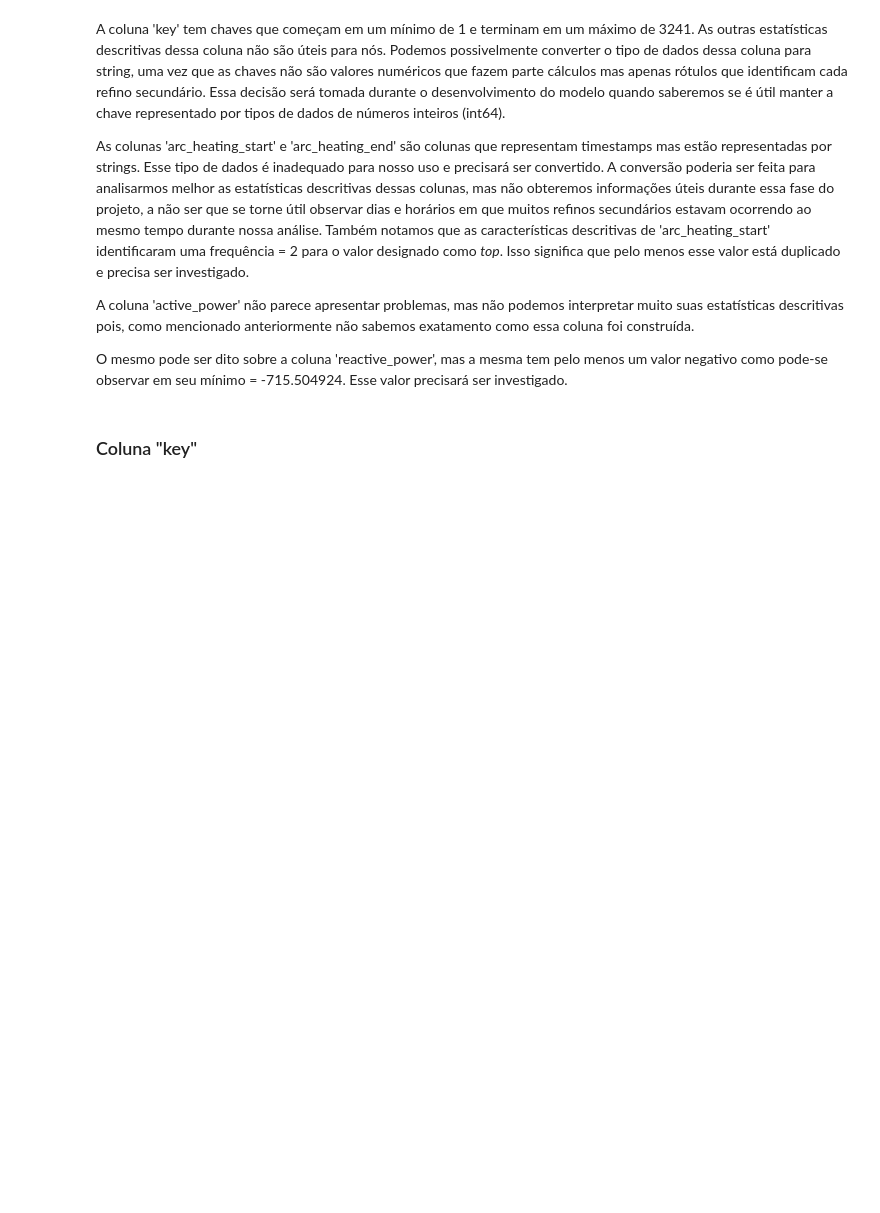
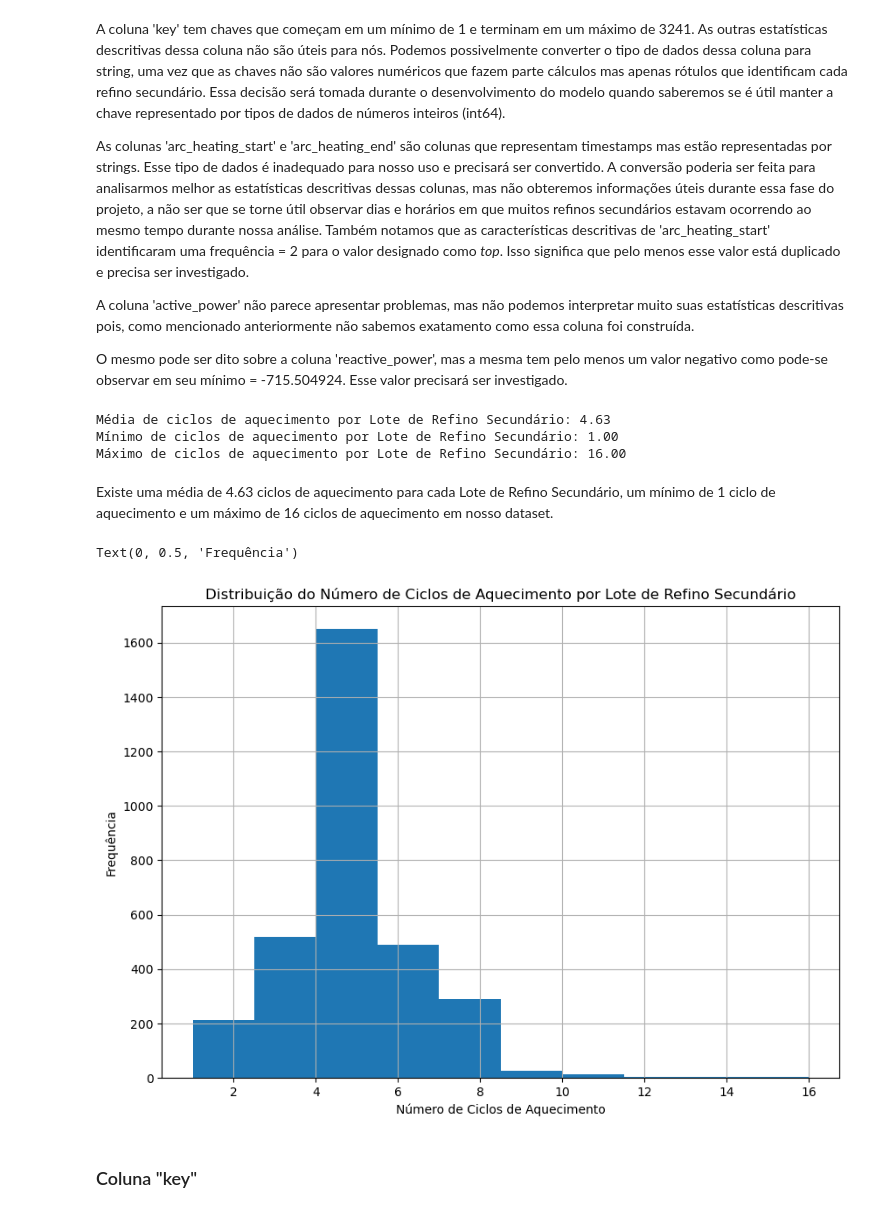
Before and after one commit to danendless/TT-Sprint17-FINAL-PROJECT, a Jupyter notebook: notebooks/steelproof_notebook_work_plan.ipynb, the cells around one changed output. Cells and saved outputs as stored; diff of their text form; code cells hidden in the pictures; blank space fills up the shorter version.

Commit message:
expand data descriptions

```diff
--- a/notebooks/steelproof_notebook_work_plan.ipynb
+++ b/notebooks/steelproof_notebook_work_plan.ipynb
@@ -166,6 +201,29 @@ As colunas 'arc_heating_start' e 'arc_heating_end' são colunas que representam
 A coluna 'active_power' não parece apresentar problemas, mas não podemos interpretar muito suas estatísticas descritivas pois, como mencionado anteriormente  não sabemos exatamento como essa coluna foi construída.
 
 O mesmo pode ser dito sobre a coluna 'reactive_power', mas a mesma tem pelo menos um valor negativo como pode-se observar em seu mínimo = -715.504924. Esse valor precisará ser investigado.
+# %%
+heating_cycles_per_key = data_arc_en.groupby('key').size()
+
+print(f"Média de ciclos de aquecimento por Lote de Refino Secundário: {heating_cycles_per_key.mean():.2f}")
+print(f"Mínimo de ciclos de aquecimento por Lote de Refino Secundário: {heating_cycles_per_key.min():.2f}")
+print(f"Máximo de ciclos de aquecimento por Lote de Refino Secundário: {heating_cycles_per_key.max():.2f}")
+# %% [output]
+Média de ciclos de aquecimento por Lote de Refino Secundário: 4.63
+Mínimo de ciclos de aquecimento por Lote de Refino Secundário: 1.00
+Máximo de ciclos de aquecimento por Lote de Refino Secundário: 16.00
+# %% [markdown]
+Existe uma média de 4.63 ciclos de aquecimento para cada Lote de Refino Secundário, um mínimo de 1 ciclo de aquecimento e um máximo de 16 ciclos de aquecimento em nosso dataset.
+# %%
+fig, ax = plt.subplots(figsize=(10,7))
+
+ax = heating_cycles_per_key.hist()
+
+ax.set_title("Distribuição do Número de Ciclos de Aquecimento por Lote de Refino Secundário")
+ax.set_xlabel("Número de Ciclos de Aquecimento")
+ax.set_ylabel("Frequência")
+# %% [output]
+Text(0, 0.5, 'Frequência')
+[figure, added]
 # %% [markdown]
 ### Coluna "key"
 # %% [markdown]
```
Also changed, not shown: parts of 23 cells of this notebook.
